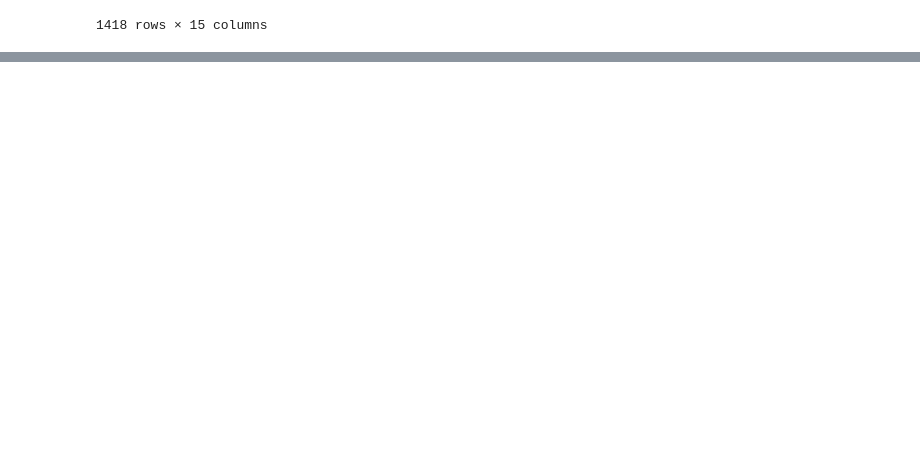
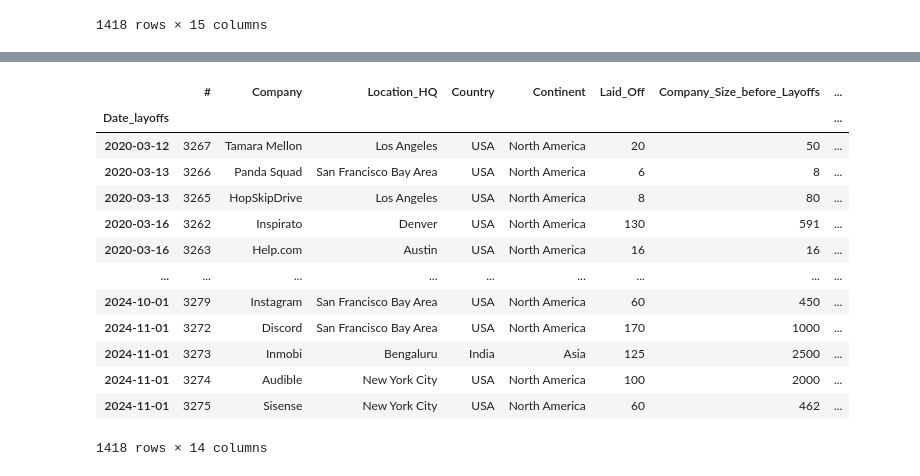
Before and after one commit to katulevskiy/tech_layoffs_ml, a Jupyter notebook: analyze_data.ipynb, the cells around one changed output, grey strips where cells are left out. Cells and saved outputs as stored; diff of their text form; code cells hidden in the pictures; blank space fills up the shorter version.

```diff
--- a/analyze_data.ipynb
+++ b/analyze_data.ipynb
@@ -179,0 +198,19 @@ layoff_data
+# %%
+# Drop target from remaining features
+layoff_df = layoff_data.drop('Percentage', axis=1)
+layoff_df
+# %% [output]
+|  | # | Company | Location_HQ | Country | Continent | Laid_Off | Company_Size_before_Layoffs | ... |
+| Date_layoffs |  |  |  |  |  |  |  | ... |
+| 2020-03-12 | 3267 | Tamara Mellon | Los Angeles | USA | North America | 20 | 50 | ... |
+| 2020-03-13 | 3266 | Panda Squad | San Francisco Bay Area | USA | North America | 6 | 8 | ... |
+| 2020-03-13 | 3265 | HopSkipDrive | Los Angeles | USA | North America | 8 | 80 | ... |
+| 2020-03-16 | 3262 | Inspirato | Denver | USA | North America | 130 | 591 | ... |
+| 2020-03-16 | 3263 | Help.com | Austin | USA | North America | 16 | 16 | ... |
+| ... | ... | ... | ... | ... | ... | ... | ... | ... |
+| 2024-10-01 | 3279 | Instagram | San Francisco Bay Area | USA | North America | 60 | 450 | ... |
+| 2024-11-01 | 3272 | Discord | San Francisco Bay Area | USA | North America | 170 | 1000 | ... |
+| 2024-11-01 | 3273 | Inmobi | Bengaluru | India | Asia | 125 | 2500 | ... |
+| 2024-11-01 | 3274 | Audible | New York City | USA | North America | 100 | 2000 | ... |
+| 2024-11-01 | 3275 | Sisense | New York City | USA | North America | 60 | 462 | ... |
+1418 rows × 14 columns
```
Also changed, not shown: parts of 9 cells of this notebook.
